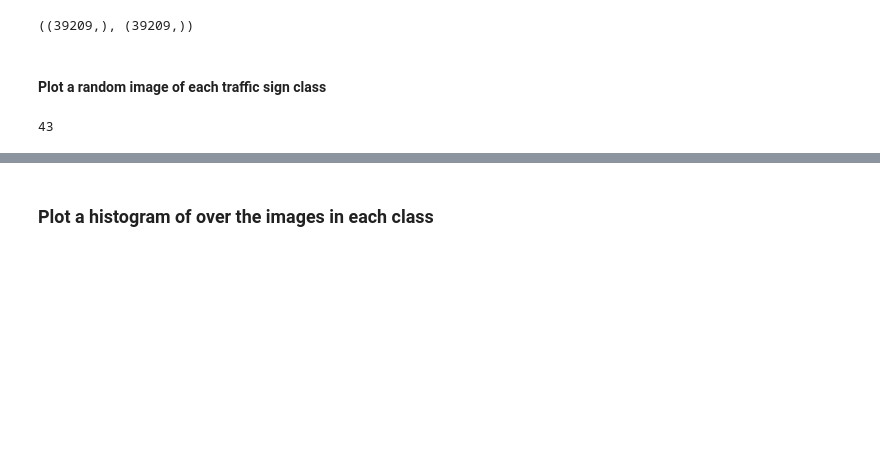
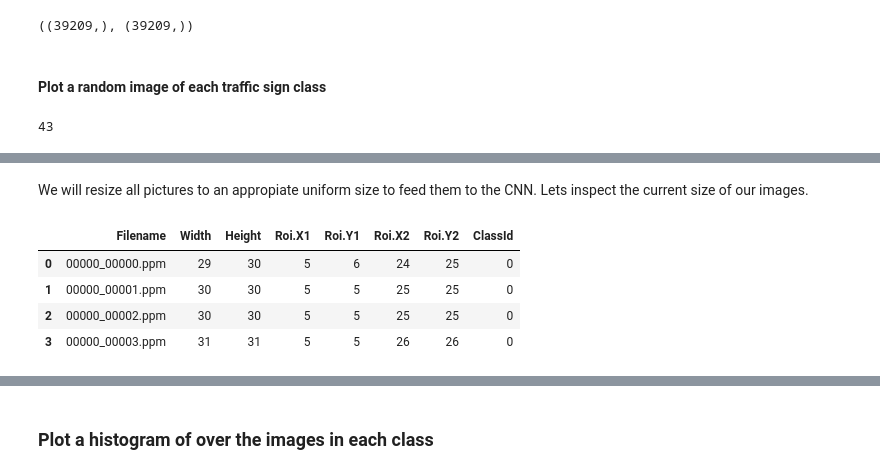
Before and after one commit to tum-phoenix/drive_ml, a Jupyter notebook: GTSRB_python/explore.ipynb, the cells around one changed output, grey strips where cells are left out. Cells and saved outputs as stored; diff of their text form; code cells hidden in the pictures; blank space fills up the shorter version.

```diff
--- a/GTSRB_python/explore.ipynb
+++ b/GTSRB_python/explore.ipynb
@@ -48,0 +61,12 @@ plt.show()
+# %% [markdown]
+We will resize all pictures to an appropiate uniform size to feed them to the CNN. Lets inspect the current size of our images.
+# %%
+import pandas as pd
+df = pd.read_csv('generated_concat_csv.csv', sep=';')
+df[:4]
+# %% [output]
+|  | Filename | Width | Height | Roi.X1 | Roi.Y1 | Roi.X2 | Roi.Y2 | ClassId |
+| 0 | 00000_00000.ppm | 29 | 30 | 5 | 6 | 24 | 25 | 0 |
+| 1 | 00000_00001.ppm | 30 | 30 | 5 | 5 | 25 | 25 | 0 |
+| 2 | 00000_00002.ppm | 30 | 30 | 5 | 5 | 25 | 25 | 0 |
+| 3 | 00000_00003.ppm | 31 | 31 | 5 | 5 | 26 | 26 | 0 |
```
Also changed, not shown: parts of 8 cells of this notebook, 4 other files.
